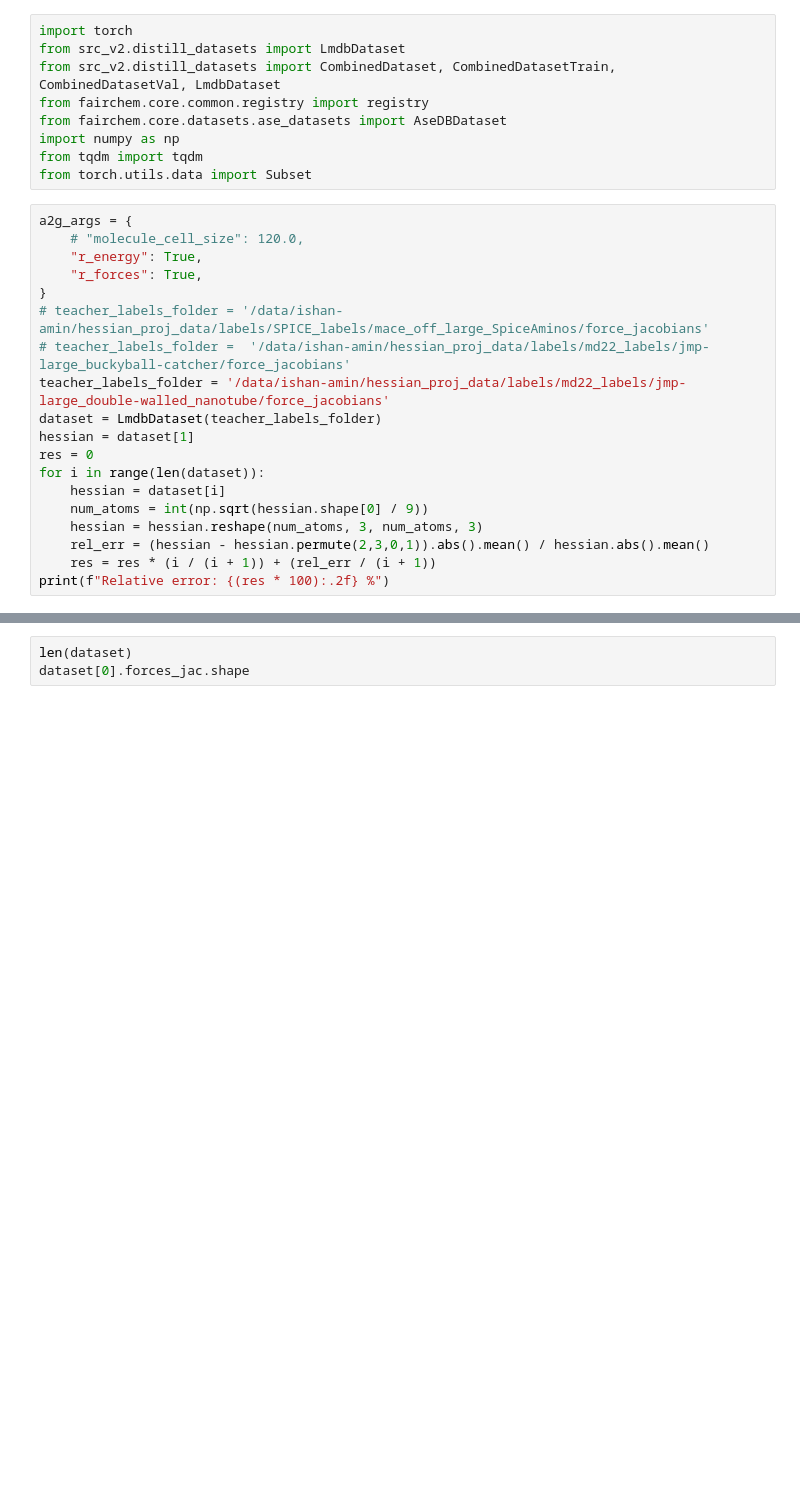
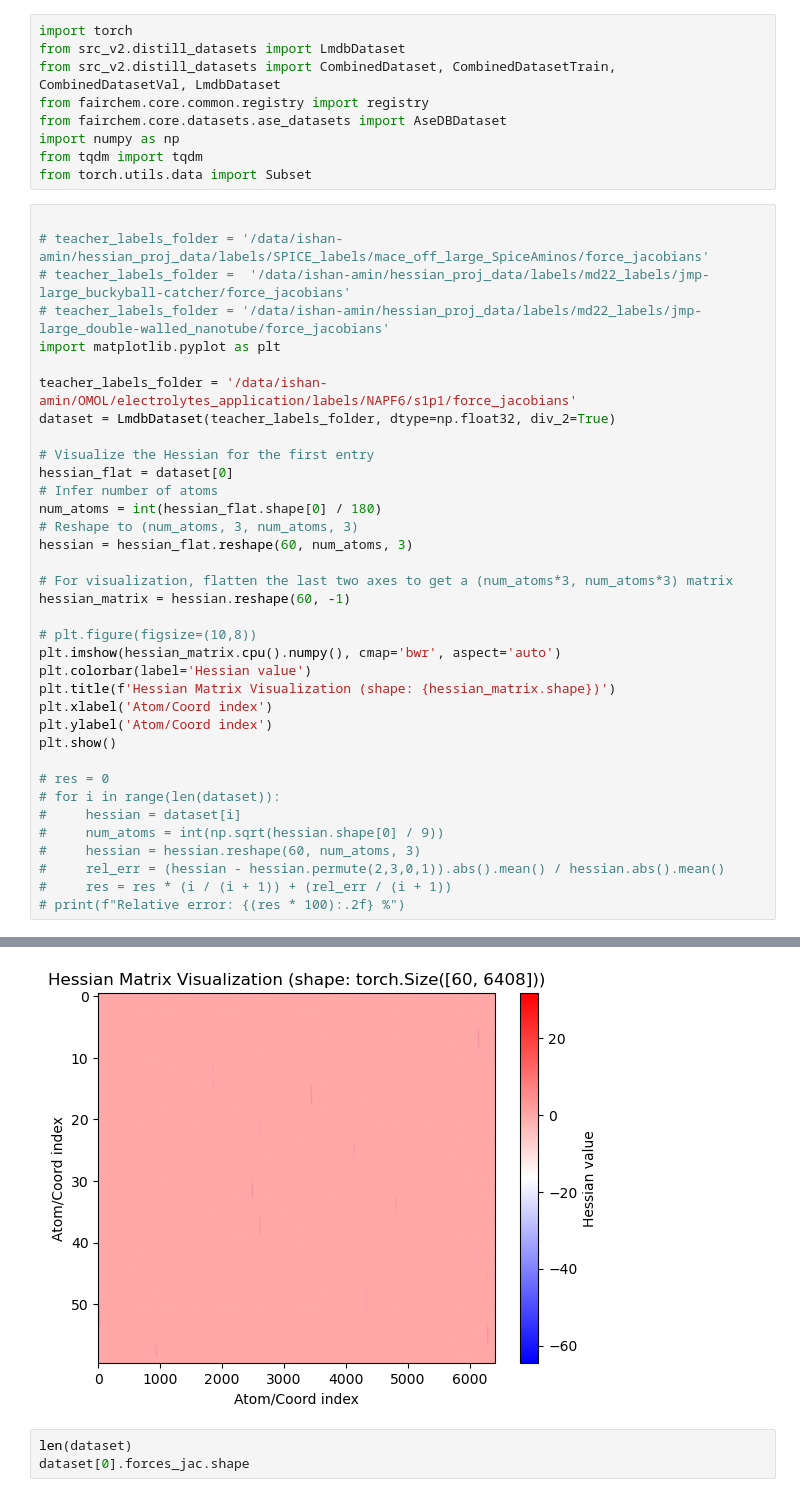
Before and after one commit to ishanthewizard/MLFF-distill, a Jupyter notebook: hessian_analysis.ipynb, the cells around one changed output, grey strips where cells are left out. Saved outputs shown, nothing was run; the diff lists cells and outputs as text; blank space fills up the shorter version.

```diff
--- a/hessian_analysis.ipynb
+++ b/hessian_analysis.ipynb
@@ -8,22 +8,39 @@ import numpy as np
 from tqdm import tqdm
 from torch.utils.data import Subset
 # %%
-a2g_args = {
-    # "molecule_cell_size": 120.0,
-    "r_energy": True,
-    "r_forces": True,
-}
+
 # teacher_labels_folder = '/data/ishan-amin/hessian_proj_data/labels/SPICE_labels/mace_off_large_SpiceAminos/force_jacobians'
 # teacher_labels_folder =  '/data/ishan-amin/hessian_proj_data/labels/md22_labels/jmp-large_buckyball-catcher/force_jacobians'
-teacher_labels_folder = '/data/ishan-amin/hessian_proj_data/labels/md22_labels/jmp-large_double-walled_nanotube/force_jacobians'
-dataset = LmdbDataset(teacher_labels_folder)
-hessian = dataset[1]
-res = 0
-for i in range(len(dataset)):
-    hessian = dataset[i]
-    num_atoms = int(np.sqrt(hessian.shape[0] / 9))
-    hessian = hessian.reshape(num_atoms, 3, num_atoms, 3)
-    rel_err = (hessian - hessian.permute(2,3,0,1)).abs().mean() / hessian.abs().mean()
-    res = res * (i / (i + 1)) + (rel_err / (i + 1))
-print(f"Relative error: {(res * 100):.2f} %")
+# teacher_labels_folder = '/data/ishan-amin/hessian_proj_data/labels/md22_labels/jmp-large_double-walled_nanotube/force_jacobians'
+import matplotlib.pyplot as plt
+
+teacher_labels_folder = '/data/ishan-amin/OMOL/electrolytes_application/labels/NAPF6/s1p1/force_jacobians'
+dataset = LmdbDataset(teacher_labels_folder, dtype=np.float32, div_2=True)
+
+# Visualize the Hessian for the first entry
+hessian_flat = dataset[0]
+# Infer number of atoms
+num_atoms = int(hessian_flat.shape[0] / 180)
+# Reshape to (num_atoms, 3, num_atoms, 3)
+hessian = hessian_flat.reshape(60, num_atoms, 3)
+
+# For visualization, flatten the last two axes to get a (num_atoms*3, num_atoms*3) matrix
+hessian_matrix = hessian.reshape(60, -1)
+
+# plt.figure(figsize=(10,8))
+plt.imshow(hessian_matrix.cpu().numpy(), cmap='bwr', aspect='auto')
+plt.colorbar(label='Hessian value')
+plt.title(f'Hessian Matrix Visualization (shape: {hessian_matrix.shape})')
+plt.xlabel('Atom/Coord index')
+plt.ylabel('Atom/Coord index')
+plt.show()
+
+# res = 0
+# for i in range(len(dataset)):
+#     hessian = dataset[i]
+#     num_atoms = int(np.sqrt(hessian.shape[0] / 9))
+#     hessian = hessian.reshape(60, num_atoms, 3)
+#     rel_err = (hessian - hessian.permute(2,3,0,1)).abs().mean() / hessian.abs().mean()
+#     res = res * (i / (i + 1)) + (rel_err / (i + 1))
+# print(f"Relative error: {(res * 100):.2f} %")
 # %% [output]
@@ -32,3 +48,4 @@ Relative error: 7.86 %
+[figure, added]
 # %%
 len(dataset)
 dataset[0].forces_jac.shape
```
Also changed, not shown: parts of 1 cell of this notebook, 15 other files.
